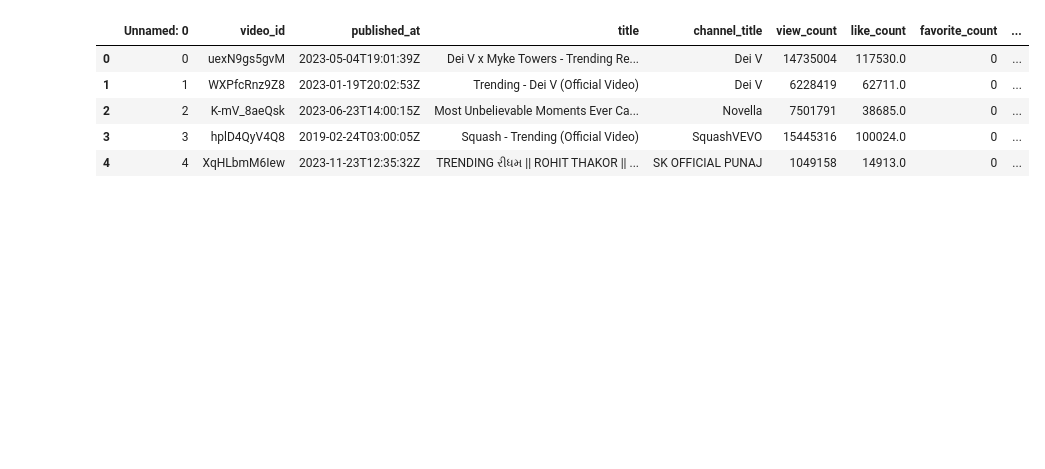
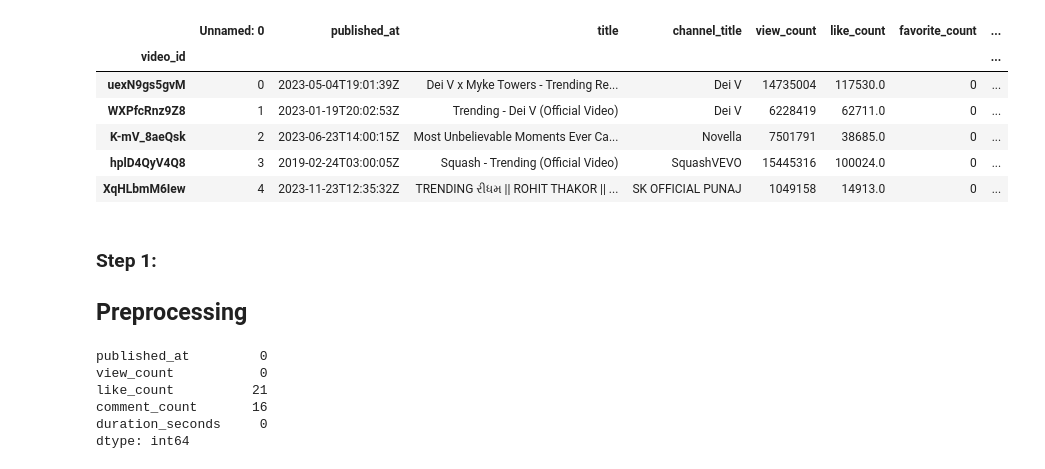
Before and after one commit to idokapel/Advanced-Machine-Learning-Final-Project, a Jupyter notebook: youtube_project.ipynb, the cells around one changed output. Saved outputs shown, nothing was run; the diff lists cells and outputs as text; code cells hidden in the pictures; blank space fills up the shorter version.

```diff
--- a/youtube_project.ipynb
+++ b/youtube_project.ipynb
@@ -4,11 +6,52 @@ import numpy as np
 # %%
-data = pd.read_csv("youtube_dataset.csv")
+youtube_data = pd.read_csv("youtube_dataset.csv", index_col="video_id")
 # %%
-data.head()
+youtube_data.head()
 # %% [output]
-|  | Unnamed: 0 | video_id | published_at | title | channel_title | view_count | like_count | favorite_count | ... |
-| 0 | 0 | uexN9gs5gvM | 2023-05-04T19:01:39Z | Dei V x Myke Towers - Trending Re... | Dei V | 14735004 | 117530.0 | 0 | ... |
-| 1 | 1 | WXPfcRnz9Z8 | 2023-01-19T20:02:53Z | Trending - Dei V (Official Video) | Dei V | 6228419 | 62711.0 | 0 | ... |
-| 2 | 2 | K-mV_8aeQsk | 2023-06-23T14:00:15Z | Most Unbelievable Moments Ever Ca... | Novella | 7501791 | 38685.0 | 0 | ... |
-| 3 | 3 | hplD4QyV4Q8 | 2019-02-24T03:00:05Z | Squash - Trending (Official Video) | SquashVEVO | 15445316 | 100024.0 | 0 | ... |
-| 4 | 4 | XqHLbmM6Iew | 2023-11-23T12:35:32Z | TRENDING રીધમ || ROHIT THAKOR || ... | SK OFFICIAL PUNAJ | 1049158 | 14913.0 | 0 | ... |
+|  | Unnamed: 0 | published_at | title | channel_title | view_count | like_count | favorite_count | ... |
+| video_id |  |  |  |  |  |  |  | ... |
+| uexN9gs5gvM | 0 | 2023-05-04T19:01:39Z | Dei V x Myke Towers - Trending Re... | Dei V | 14735004 | 117530.0 | 0 | ... |
+| WXPfcRnz9Z8 | 1 | 2023-01-19T20:02:53Z | Trending - Dei V (Official Video) | Dei V | 6228419 | 62711.0 | 0 | ... |
+| K-mV_8aeQsk | 2 | 2023-06-23T14:00:15Z | Most Unbelievable Moments Ever Ca... | Novella | 7501791 | 38685.0 | 0 | ... |
+| hplD4QyV4Q8 | 3 | 2019-02-24T03:00:05Z | Squash - Trending (Official Video) | SquashVEVO | 15445316 | 100024.0 | 0 | ... |
+| XqHLbmM6Iew | 4 | 2023-11-23T12:35:32Z | TRENDING રીધમ || ROHIT THAKOR || ... | SK OFFICIAL PUNAJ | 1049158 | 14913.0 | 0 | ... |
+# %% [markdown]
+### Step 1:
+## Preprocessing
+# %%
+from datetime import timedelta
+
+# Remove unnecessary columns
+youtube_data.drop(['Unnamed: 0', 'favorite_count', 'definition', 'title', 'channel_title'], axis=1, inplace=True)
+
+# Remove duplicates
+youtube_data.drop_duplicates(inplace=True)
+
+# Convert 'published_at' to datetime
+youtube_data['published_at'] = pd.to_datetime(youtube_data['published_at'])
+
+# Convert 'duration' to seconds
+def duration_to_seconds(duration):
+    try:
+        time_parts = duration.split(':')
+        return int(time_parts[0]) * 3600 + int(time_parts[1]) * 60 + int(time_parts[2])
+    except:
+        return None
+
+youtube_data['duration_seconds'] = youtube_data['duration'].apply(duration_to_seconds)
+
+# Drop the original 'duration' column
+youtube_data.drop('duration', axis=1, inplace=True)
+
+# Check for missing values
+missing_values = youtube_data.isnull().sum()
+
+# Display the number of missing values for each column
+missing_values
+# %% [output]
+published_at         0
+view_count           0
+like_count          21
+comment_count       16
+duration_seconds     0
+dtype: int64
```
Also changed, not shown: parts of 6 cells of this notebook.
